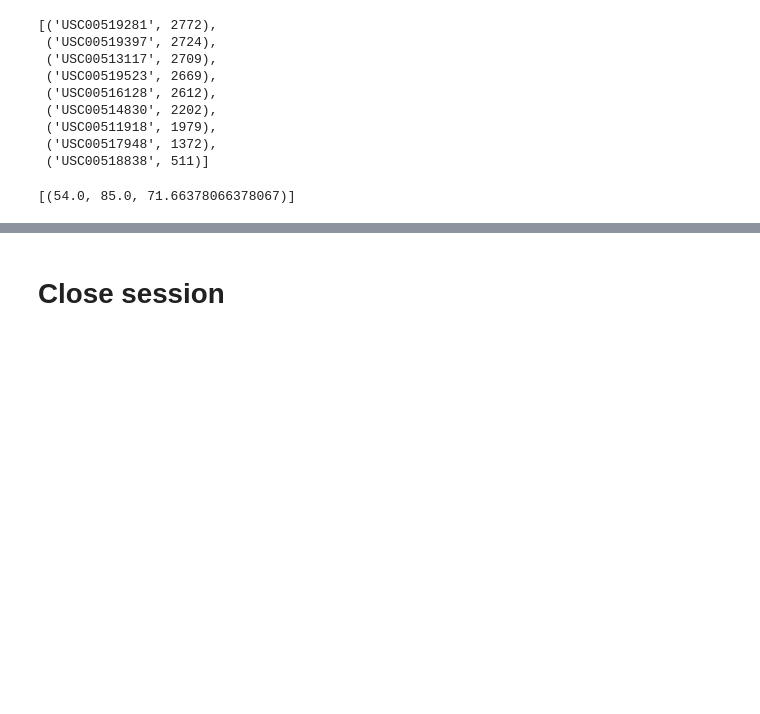
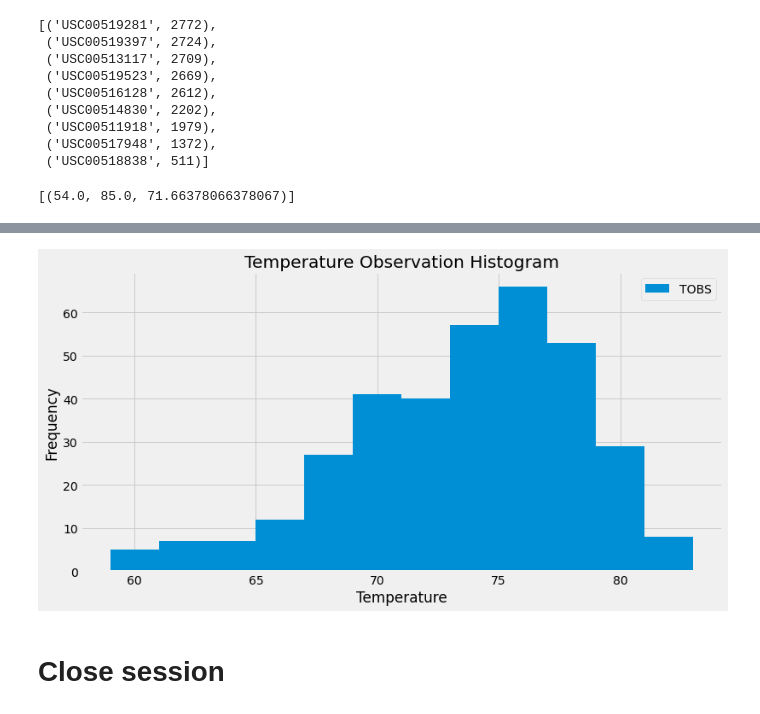
Before and after one commit to fredtan30/sqlalchemy-challenge, a Jupyter notebook: climate_starter.ipynb, the cells around one changed output, grey strips where cells are left out. Cells and saved outputs as stored; diff of their text form; code cells hidden in the pictures; blank space fills up the shorter version.

```diff
--- a/climate_starter.ipynb
+++ b/climate_starter.ipynb
@@ -201,7 +202,7 @@ highest_temp_observation
 highest_tobs_df = pd.DataFrame(highest_temp_observation, columns = ['TOBS'])
 
 #Plot into histogram with bins = 12
-highest_tobs_df.plot.hist(bins = 12, title = "Temperature Observation Histogram", figsize=(12, 6)
+highest_tobs_df.plot.hist(bins = 12, title = "Temperature Observation Histogram", figsize=(12, 6))
 plt.xlabel("Temperature")
 plt.savefig("Images/observation_temperature_vs_frequency.png")
 plt.show()
@@ -210,3 +210,4 @@ SyntaxError: invalid syntax (<ipython-input-51-00b137341532>, line 12)
+[figure, added]
 # %% [markdown]
 # Close session
 # %%
```
Also changed, not shown: parts of 2 cells of this notebook, 1 other file.
